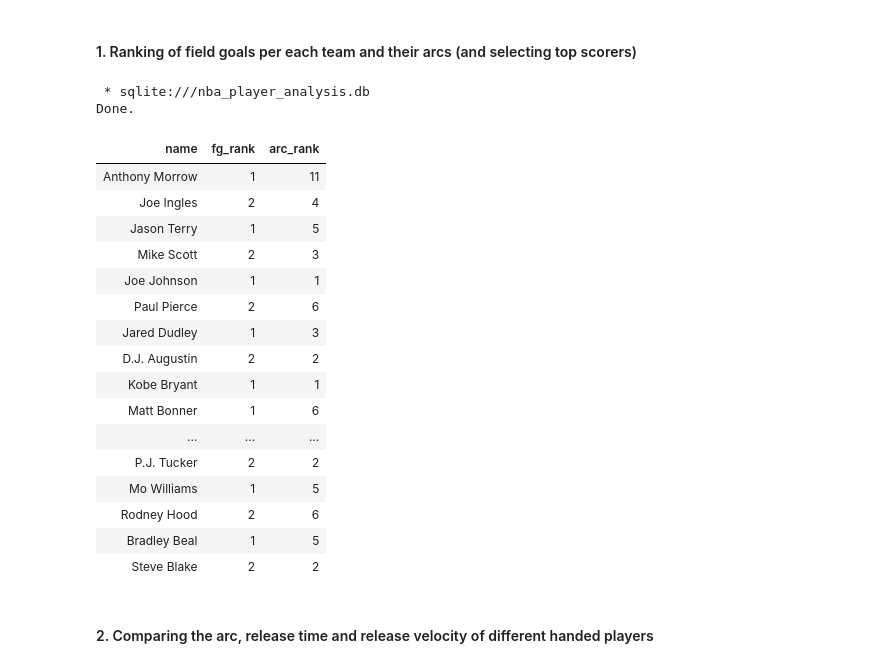
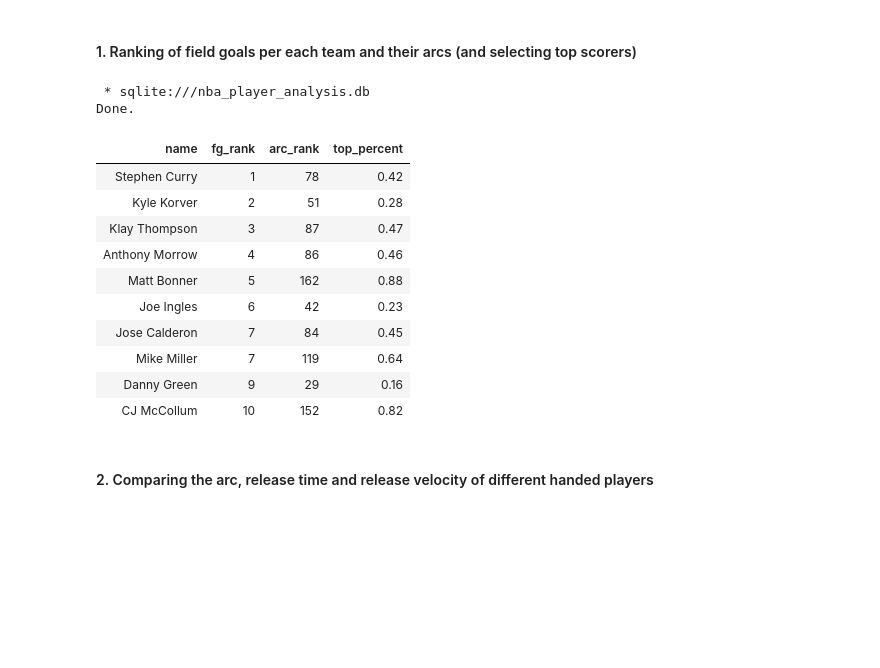
Before and after one commit to JohnKang0720/nba-shooting-da, a Jupyter notebook: sql_analysis.ipynb, the cells around one changed output. Cells and saved outputs as stored; diff of their text form; code cells hidden in the pictures; blank space fills up the shorter version.

```diff
--- a/sql_analysis.ipynb
+++ b/sql_analysis.ipynb
@@ -86,33 +88,27 @@ ALTER COLUMN weight int;]
 # %%
 %%sql
 
 WITH ranks AS (
 SELECT name, career_fg_3, raw_arc, draft_team,
-RANK() OVER (PARTITION BY draft_team ORDER BY career_fg_3 DESC) AS fg_rank,
-RANK() OVER (PARTITION BY draft_team ORDER BY raw_arc DESC) AS arc_rank
+RANK() OVER (ORDER BY career_fg_3 DESC) AS fg_rank,
+RANK() OVER (ORDER BY raw_arc DESC) AS arc_rank
 FROM (SELECT * FROM player_data WHERE `status` = 1) p )
-SELECT name, fg_rank, arc_rank FROM ranks
-WHERE fg_rank BETWEEN 1 AND 2;
+SELECT name, fg_rank, arc_rank, ROUND(CAST(arc_rank AS float)/185, 2) AS top_percent FROM ranks
+LIMIT 10;
 # %% [output]
  * sqlite:///nba_player_analysis.db
 Done.
-| name | fg_rank | arc_rank |
-| Anthony Morrow | 1 | 11 |
-| Joe Ingles | 2 | 4 |
-| Jason Terry | 1 | 5 |
-| Mike Scott | 2 | 3 |
-| Joe Johnson | 1 | 1 |
-| Paul Pierce | 2 | 6 |
-| Jared Dudley | 1 | 3 |
-| D.J. Augustin | 2 | 2 |
-| Kobe Bryant | 1 | 1 |
-| Matt Bonner | 1 | 6 |
-| ... | ... | ... |
-| P.J. Tucker | 2 | 2 |
-| Mo Williams | 1 | 5 |
-| Rodney Hood | 2 | 6 |
-| Bradley Beal | 1 | 5 |
-| Steve Blake | 2 | 2 |
+| name | fg_rank | arc_rank | top_percent |
+| Stephen Curry | 1 | 78 | 0.42 |
+| Kyle Korver | 2 | 51 | 0.28 |
+| Klay Thompson | 3 | 87 | 0.47 |
+| Anthony Morrow | 4 | 86 | 0.46 |
+| Matt Bonner | 5 | 162 | 0.88 |
+| Joe Ingles | 6 | 42 | 0.23 |
+| Jose Calderon | 7 | 84 | 0.45 |
+| Mike Miller | 7 | 119 | 0.64 |
+| Danny Green | 9 | 29 | 0.16 |
+| CJ McCollum | 10 | 152 | 0.82 |
 # %% [markdown]
 #### 2. Comparing the arc, release time and release velocity of different handed players
 # %%
```
Also changed, not shown: parts of 5 cells of this notebook.
